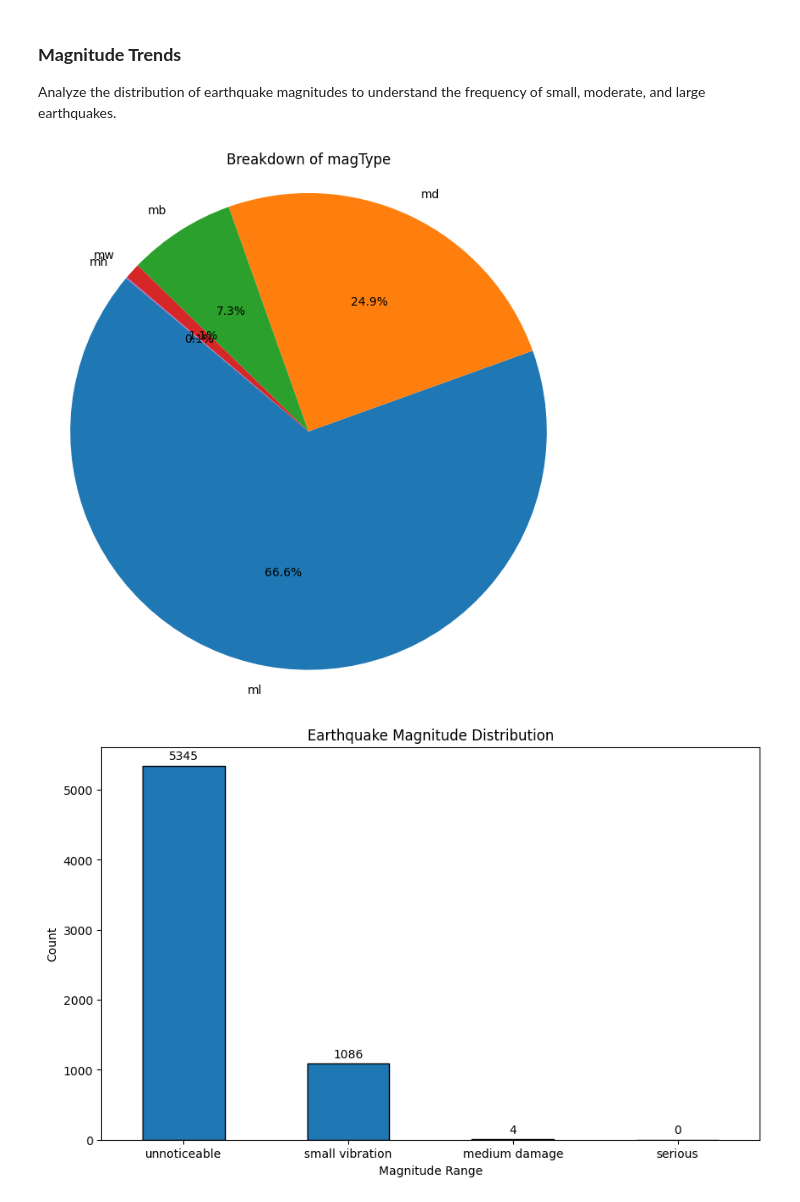
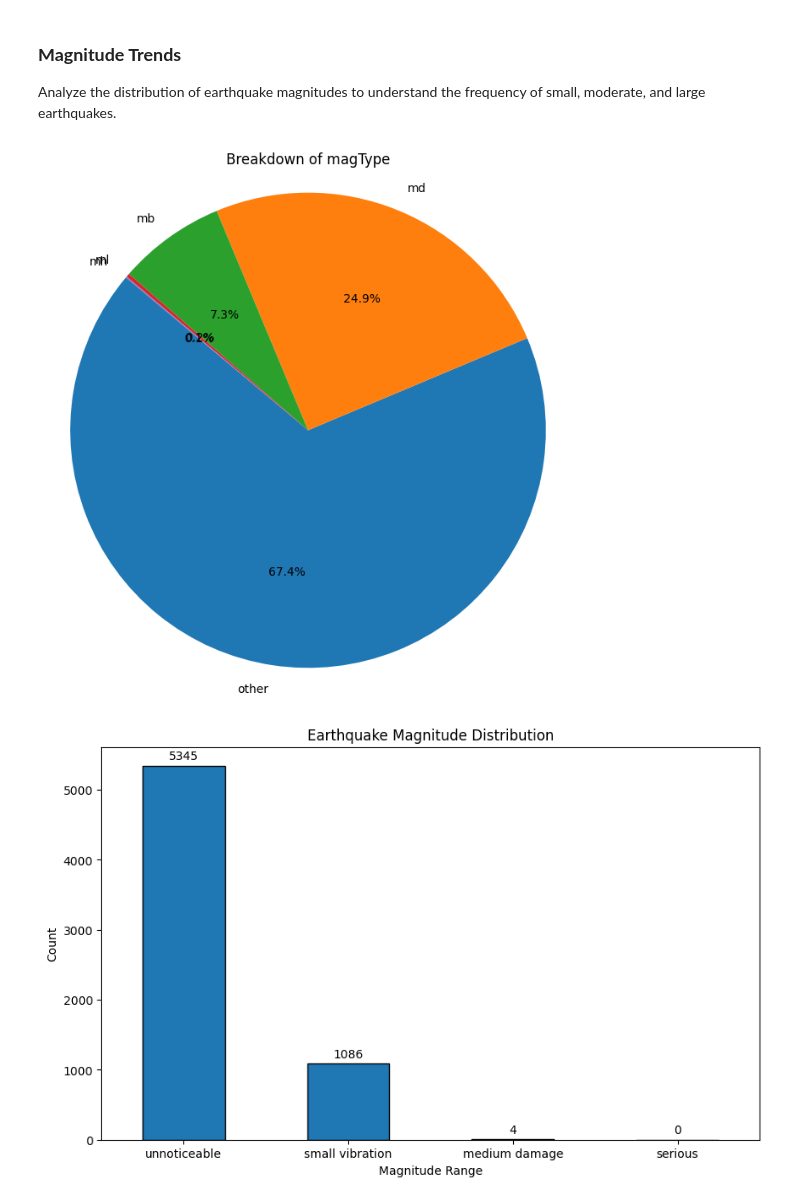
Before and after one commit to kieranthakkar/data_science, a Jupyter notebook: assignments/Week3/earthquakeNotebook.ipynb, the cells around one changed output. Cells and saved outputs as stored; diff of their text form; code cells hidden in the pictures.

Commit message:
Pie chart reformatted

```diff
--- a/assignments/Week3/earthquakeNotebook.ipynb
+++ b/assignments/Week3/earthquakeNotebook.ipynb
@@ -63,20 +63,22 @@ Analyze the distribution of earthquake magnitudes to understand the frequency of
 # %%
 # Group 'magType' values and count their occurrences
 grouped_mag_type = df['magType'].replace({"mlv": "ml",
                                            "ml(texnet)": "ml",
                                            "Mb" : "mb",
                                            "mb_lg" : "mb",
-                                           "mwr" : "mw",
-                                           "mww" : "mw"
+                                           "mw" : "other",
+                                           "mwr" : "other",
+                                           "mww" : "other",
+                                           "mh" : "other"
                                            }).value_counts()
 
 plt.figure(figsize=(8, 8))  # Adjust the figure size as needed
 plt.pie(grouped_mag_type, labels=grouped_mag_type.index, autopct='%1.1f%%', startangle=140)
 plt.title("Breakdown of magType")
 plt.axis("equal")  # Equal aspect ratio ensures that pie chart is circular.
 plt.show()
 # %% [output]
-[figure, old version]
+[figure, new version]
 # %%
 # Define the values you want to filter for
 values_to_include = ['ml', 'mlv', 'ml(texnet)']
```
